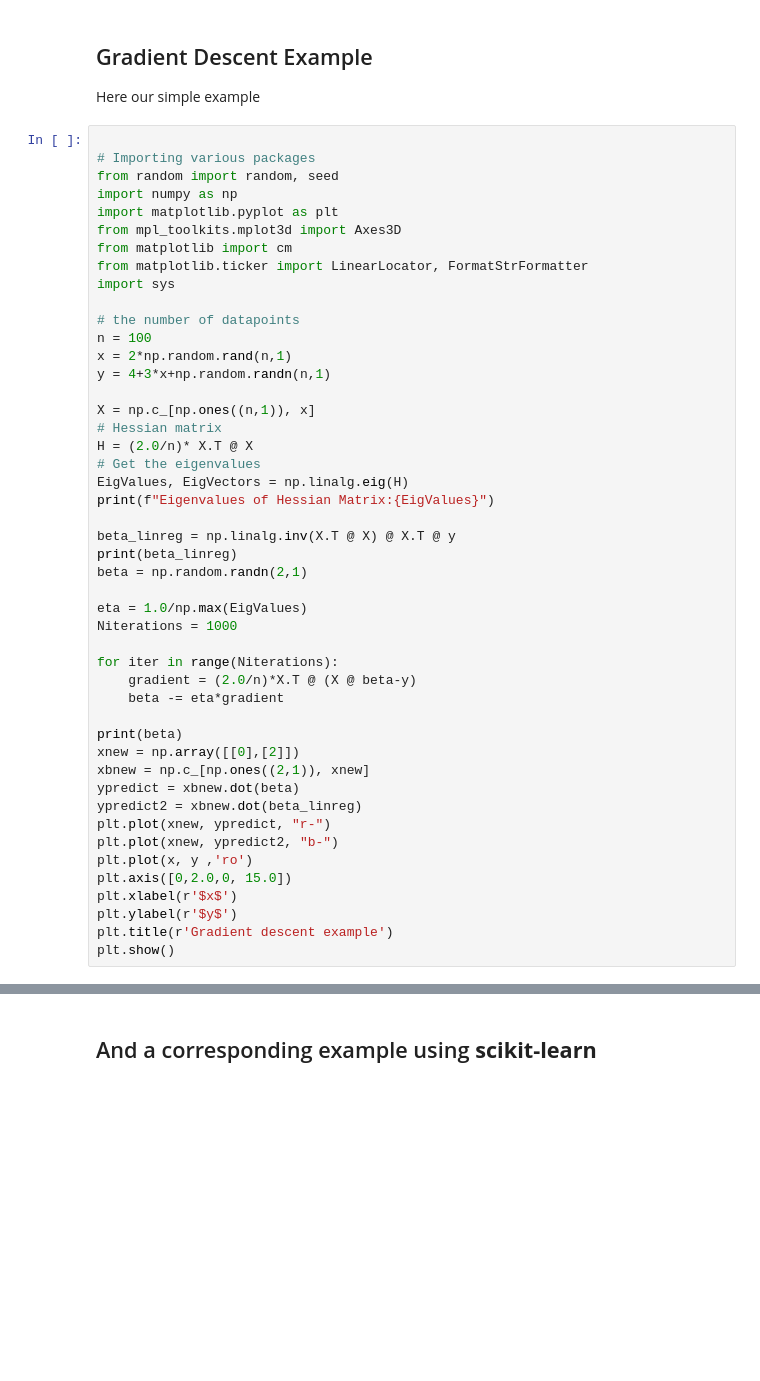
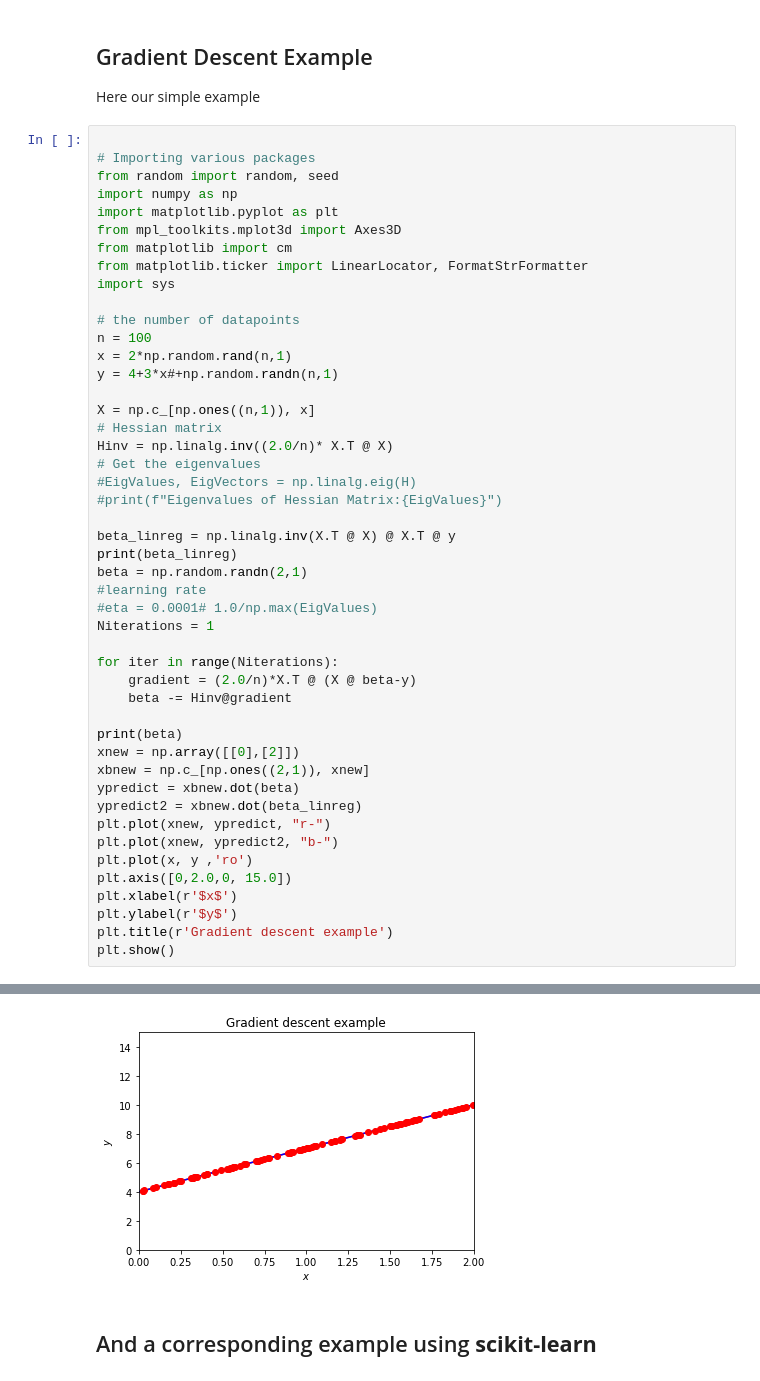
Before and after one commit to CompPhysics/MLErasmus, a Jupyter notebook: doc/pub/day5/ipynb/day5.ipynb, the cells around one changed output, grey strips where cells are left out. Drawn from its saved outputs; the diff is of its cells as text; blank space fills up the shorter version.

```diff
--- a/doc/pub/day5/ipynb/day5.ipynb
+++ b/doc/pub/day5/ipynb/day5.ipynb
@@ -1361,25 +1361,25 @@ import sys
 # the number of datapoints
 n = 100
 x = 2*np.random.rand(n,1)
-y = 4+3*x+np.random.randn(n,1)
+y = 4+3*x#+np.random.randn(n,1)
 
 X = np.c_[np.ones((n,1)), x]
 # Hessian matrix
-H = (2.0/n)* X.T @ X
+Hinv = np.linalg.inv((2.0/n)* X.T @ X)
 # Get the eigenvalues
-EigValues, EigVectors = np.linalg.eig(H)
-print(f"Eigenvalues of Hessian Matrix:{EigValues}")
+#EigValues, EigVectors = np.linalg.eig(H)
+#print(f"Eigenvalues of Hessian Matrix:{EigValues}")
 
 beta_linreg = np.linalg.inv(X.T @ X) @ X.T @ y
 print(beta_linreg)
 beta = np.random.randn(2,1)
-
-eta = 1.0/np.max(EigValues)
-Niterations = 1000
+#learning rate
+#eta = 0.0001# 1.0/np.max(EigValues)
+Niterations = 1
 
 for iter in range(Niterations):
     gradient = (2.0/n)*X.T @ (X @ beta-y)
-    beta -= eta*gradient
+    beta -= Hinv@gradient
 
 print(beta)
 xnew = np.array([[0],[2]])
@@ -1394,3 +1394,4 @@ plt.xlabel(r'$x$')
 plt.ylabel(r'$y$')
 plt.title(r'Gradient descent example')
 plt.show()
+# %% [output]
@@ -1397,3 +1402,4 @@ plt.show()
+[figure, added]
 # %% [markdown]
 ## And a corresponding example using **scikit-learn**
 # %%
```
Also changed, not shown: parts of 5 cells of this notebook.
